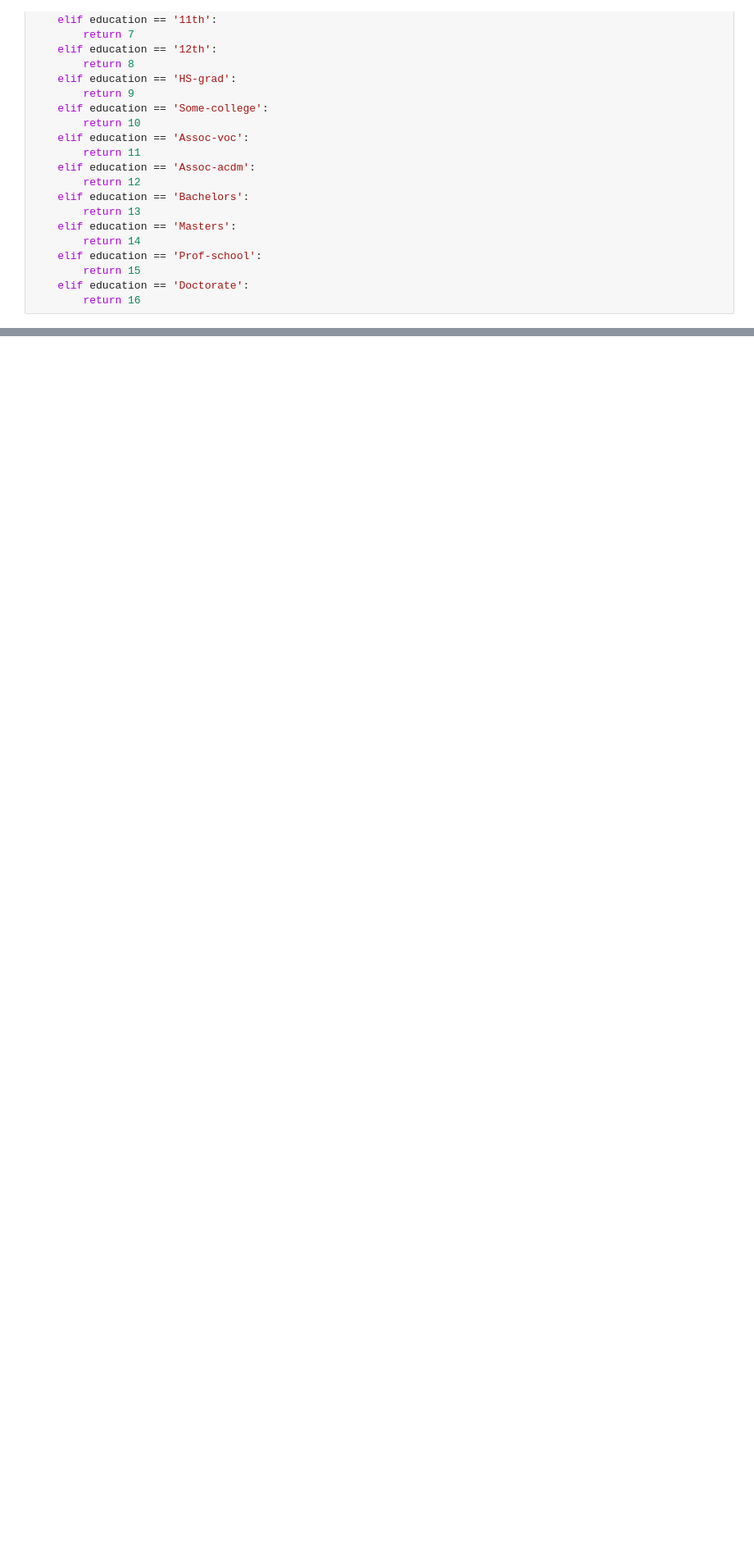
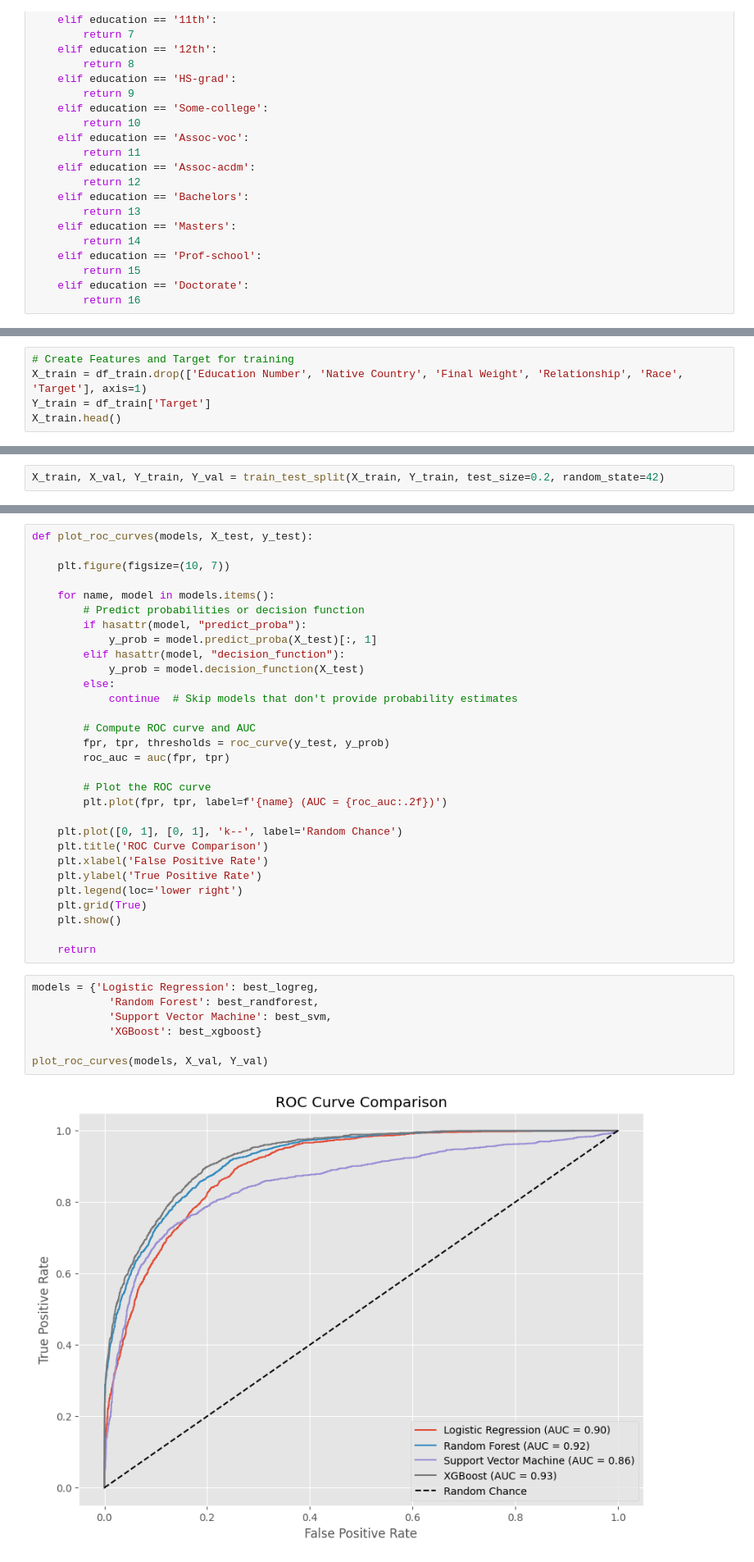
Before and after one commit to henriquefukushima/PMR3508, a Jupyter notebook: ADULT-4classifiers/PMR3508-2024-2-70.IPYNB, the cells around one changed output, grey strips where cells are left out. Shown: that part at 82% size. Saved outputs shown, nothing was run; the diff lists cells and outputs as text; blank space fills up the shorter version.

```diff
--- a/ADULT-4classifiers/PMR3508-2024-2-70.IPYNB
+++ b/ADULT-4classifiers/PMR3508-2024-2-70.IPYNB
@@ -162,0 +262,5 @@ df['Education'] = df['Education'].apply(education_feat)
+# %%
+# Create Features and Target for training
+X_train = df_train.drop(['Education Number', 'Native Country', 'Final Weight', 'Relationship', 'Race', 'Target'], axis=1)
+Y_train = df_train['Target']
+X_train.head()
@@ -162,0 +322,2 @@ df['Education'] = df['Education'].apply(education_feat)
+# %%
+X_train, X_val, Y_train, Y_val = train_test_split(X_train, Y_train, test_size=0.2, random_state=42)
@@ -162,0 +560,39 @@ df['Education'] = df['Education'].apply(education_feat)
+# %%
+def plot_roc_curves(models, X_test, y_test):
+
+    plt.figure(figsize=(10, 7))
+
+    for name, model in models.items():
+        # Predict probabilities or decision function
+        if hasattr(model, "predict_proba"):
+            y_prob = model.predict_proba(X_test)[:, 1]
+        elif hasattr(model, "decision_function"):
+            y_prob = model.decision_function(X_test)
+        else:
+            continue  # Skip models that don't provide probability estimates
+
+        # Compute ROC curve and AUC
+        fpr, tpr, thresholds = roc_curve(y_test, y_prob)
+        roc_auc = auc(fpr, tpr)
+
+        # Plot the ROC curve
+        plt.plot(fpr, tpr, label=f'{name} (AUC = {roc_auc:.2f})')
+
+    plt.plot([0, 1], [0, 1], 'k--', label='Random Chance')
+    plt.title('ROC Curve Comparison')
+    plt.xlabel('False Positive Rate')
+    plt.ylabel('True Positive Rate')
+    plt.legend(loc='lower right')
+    plt.grid(True)
+    plt.show()
+
+    return
+# %%
+models = {'Logistic Regression': best_logreg,
+            'Random Forest': best_randforest,
+            'Support Vector Machine': best_svm,
+            'XGBoost': best_xgboost}
+
+plot_roc_curves(models, X_val, Y_val)
+# %% [output]
+[figure, added]
```
Also changed, not shown: parts of 45 cells of this notebook.
